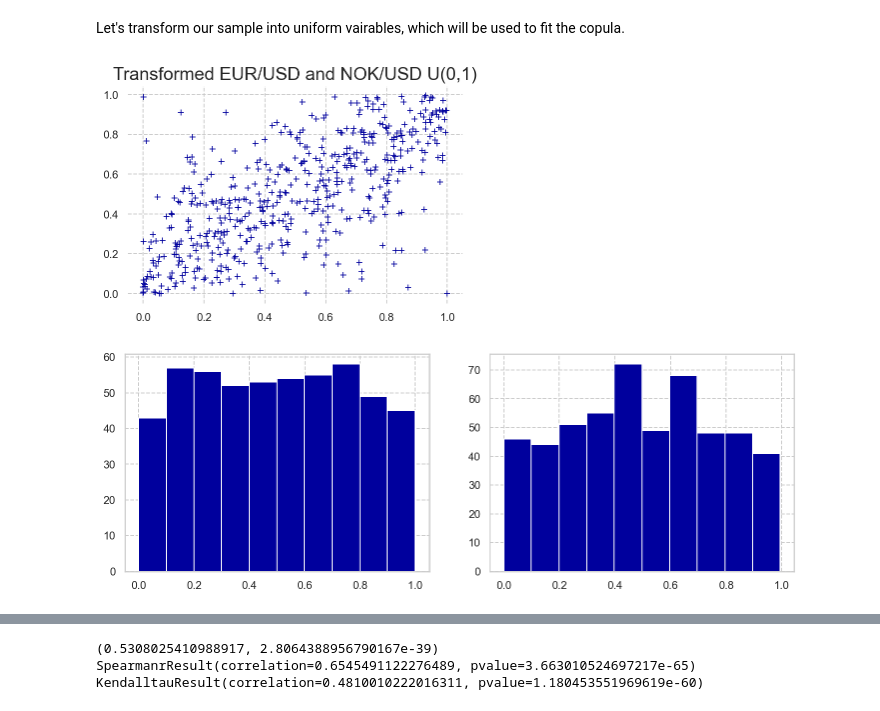
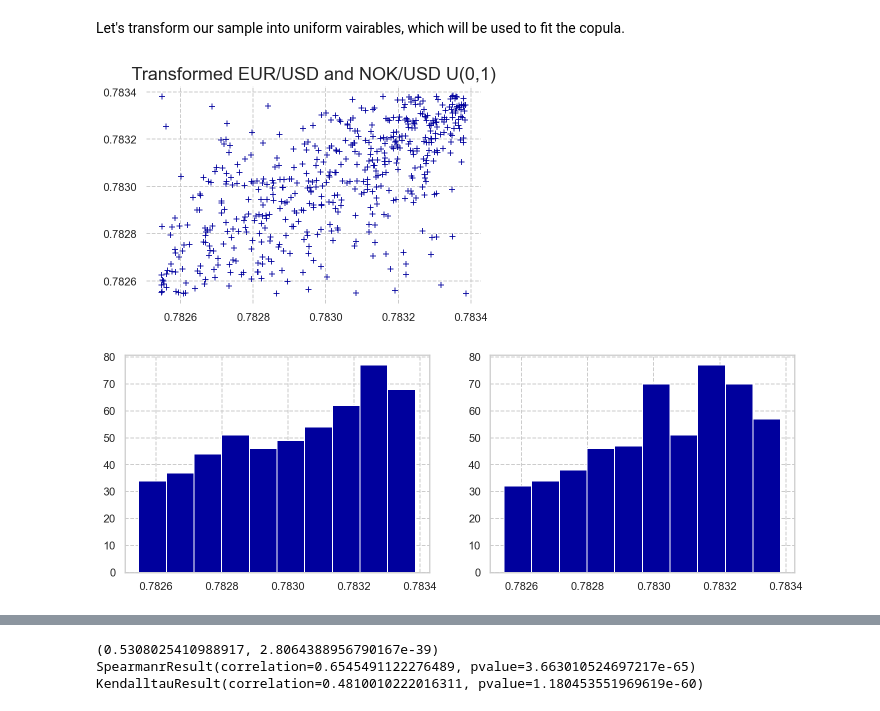
Before and after one commit to Sinbad-The-Sailor/Financial-Mathematics-Notebooks, a Jupyter notebook: dependency_modelling.ipynb, the cells around one changed output, grey strips where cells are left out. Cells and saved outputs as stored; diff of their text form; code cells hidden in the pictures.

```diff
--- a/dependency_modelling.ipynb
+++ b/dependency_modelling.ipynb
@@ -163,25 +204,27 @@ def log_likelihood(param, sample):
 Let's transform our sample into uniform vairables, which will be used to fit the copula.
 # %%
 df_uniform = df
-df_uniform['EUR/USD'].apply(stats.norm.cdf)
-df_uniform['NOK/USD'].apply(stats.norm.cdf)
+df_uniform['EUR/USD'] = df_uniform['EUR/USD'].apply(stats.norm.cdf)
+df_uniform['NOK/USD'] = df_uniform['NOK/USD'].apply(stats.norm.cdf)
 
 plt.scatter(df_uniform['EUR/USD'].apply(stats.norm.cdf),
             df_uniform['NOK/USD'].apply(stats.norm.cdf),
             marker='+',
             linewidths=0.85)
 plt.title('Transformed EUR/USD and NOK/USD U(0,1)', fontsize=18)
 plt.box(False)
 plt.show()
 
 fig, axs = plt.subplots(1, 2)
 axs[0].hist(df_uniform['EUR/USD'].apply(stats.norm.cdf))
 axs[1].hist(df_uniform['NOK/USD'].apply(stats.norm.cdf))
 fig.set_size_inches(12, 4)
 plt.show()
+
+df_uniform.to_excel('test.xlsx')
 # %% [output]
-[figure, old version]
+[figure, new version]
-[figure, old version]
+[figure, new version]
 # %%
 from scipy.optimize import minimize
 
```
Also changed, not shown: parts of 24 cells of this notebook.
